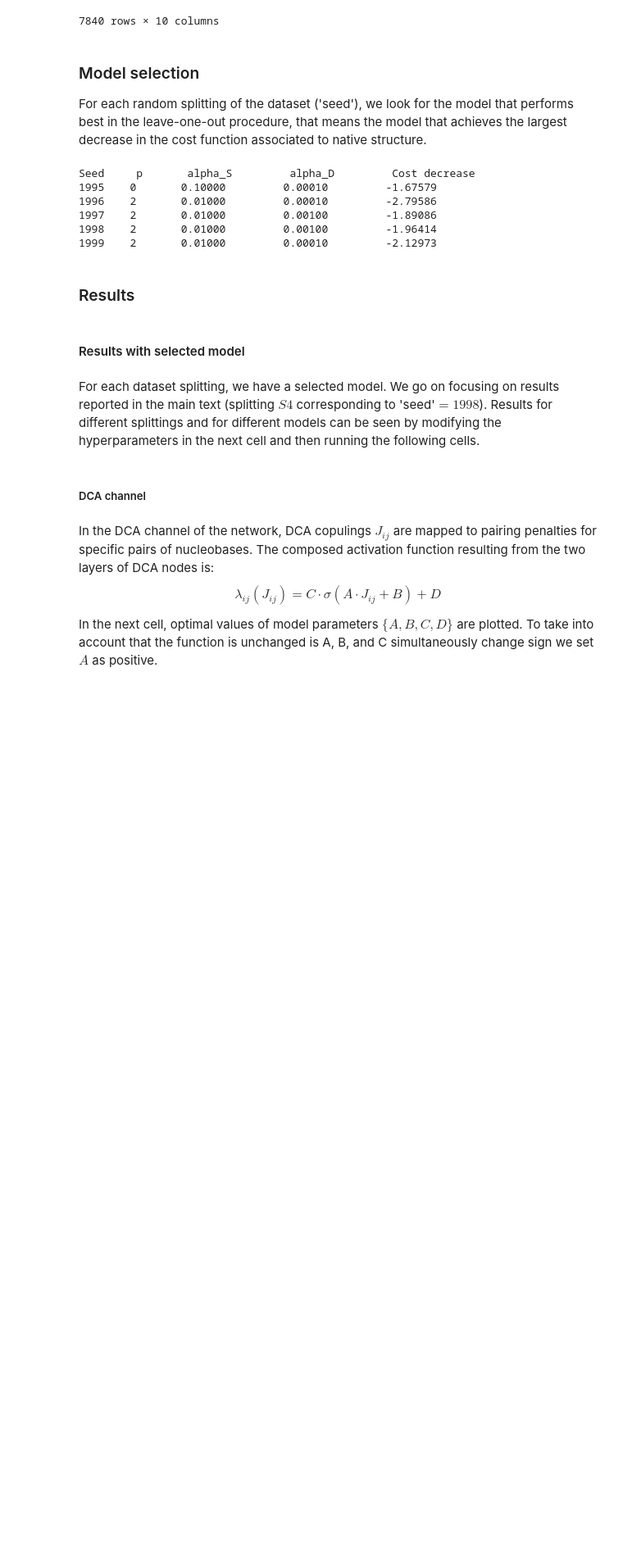
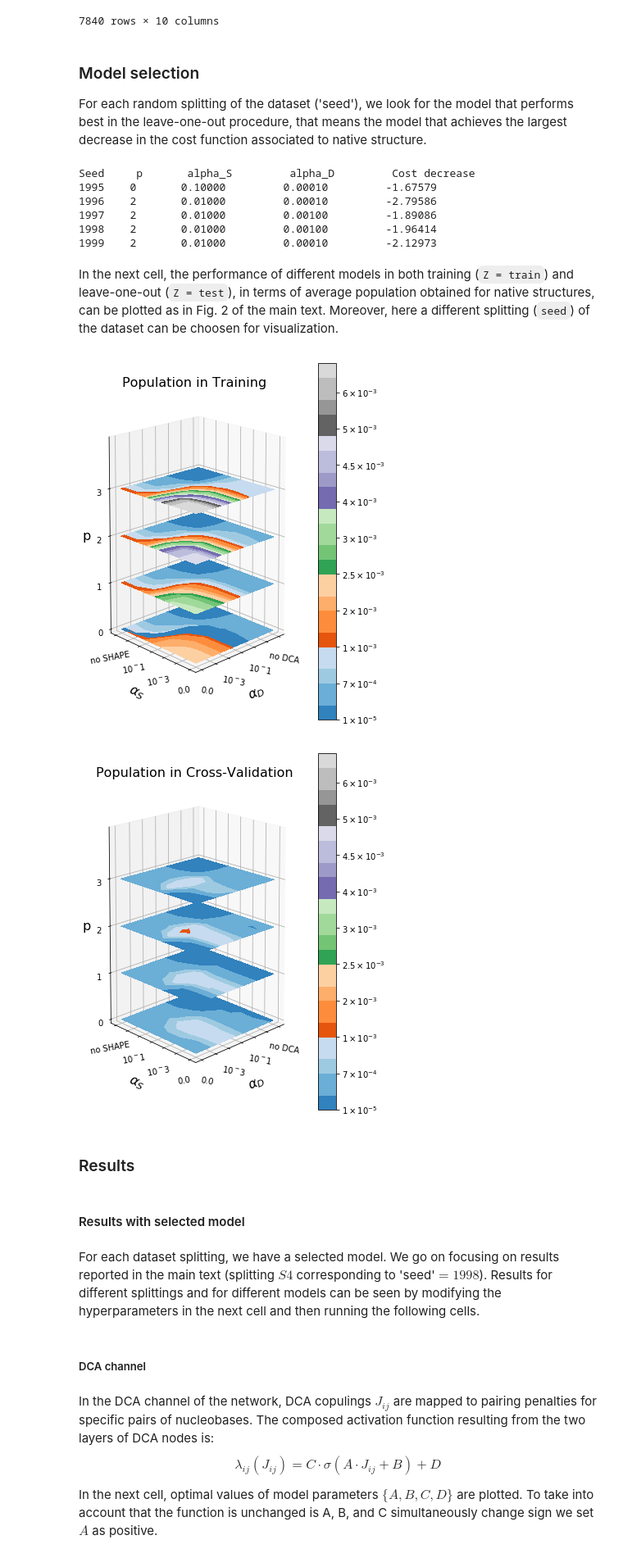
Before and after one commit to bussilab/shape-dca-data, a Jupyter notebook: supporting_information.ipynb, the cells around one changed output. Shown at 82% size. Drawn from its saved outputs; the diff is of its cells as text; code cells hidden in the pictures; blank space fills up the shorter version.

```diff
--- a/supporting_information.ipynb
+++ b/supporting_information.ipynb
@@ -551,6 +577,65 @@ Seed     p       alpha_S         alpha_D         Cost decrease
 1997    2       0.01000         0.00100         -1.89086
 1998    2       0.01000         0.00100         -1.96414
 1999    2       0.01000         0.00010         -2.12973
+# %% [markdown]
+In the next cell, the performance of different models in both training (`Z = train`) and leave-one-out (`Z = test`), in terms of average population obtained for native structures, can be plotted as in Fig. 2 of the main text.
+Moreover, here a different splitting (`seed`) of the dataset can be choosen for visualization.
+# %%
+from mpl_toolkits.mplot3d import Axes3D
+import matplotlib as mpl
+seed = 1998 # 1995 1996 1997 1999 can be selected
+RT = 0.61633119654
+train = np.zeros((len(set(results.alpha_s.values)),len(set(results.alpha_d.values)),len(set(results.p.values))))
+test = train.copy()
+vienna = test.copy()
+for i,ass in enumerate(np.sort(list(set(results.alpha_s.values)))):
+    for j,add in enumerate(np.sort(list(set(results.alpha_d.values)))):
+        for k,p in enumerate(np.sort(list(set(results.p.values)))):
+            test[i,j,k] = results[(results.seed==1998) & (results.p==p) & (results.alpha_s==ass) & (results.alpha_d==add)].test_cost_average.values[0]
+            train[i,j,k] = results[(results.seed==1998) & (results.p==p) & (results.alpha_s==ass) & (results.alpha_d==add)].train_cost_average.values[0]
+            vienna[i,j,k] = np.mean(results[(results.seed==1998) & (results.p==p) & (results.alpha_s==ass) & (results.alpha_d==add)].vienna_cost.values)
+
+x = np.log10(np.sort(list(set(results.alpha_s.values))+[10])[:-1]+1e-5)
+X, Y = np.meshgrid(x, x)
+for (Z,phase) in [(train, 'Training'),(test,'Cross-Validation')]:
+    fig = plt.figure(figsize=(6,8))
+    ax = fig.gca(projection='3d')
+    # Z = train
+    #Z = test
+    Z = np.exp(-Z/RT)
+    levels = np.linspace(np.min(np.exp(-test/RT)), np.max(np.exp(-train/RT)), 50)
+    cmap='tab20c'
+    ax.contourf(X, Y, 0+.01*Z[:,:,0], zdir='z',levels=0+.01*levels, cmap=cmap)
+    ax.contourf(X, Y, 2+.01*Z[:,:,1], zdir='z',levels=2+.01*levels, cmap=cmap)
+    ax.contourf(X, Y, 4+.01*Z[:,:,2], zdir='z',levels=4+.01*levels, cmap=cmap)
+    ax.contourf(X, Y, 6+.01*Z[:,:,3], zdir='z',levels=6+.01*levels, cmap=cmap)
+    ax.view_init(azim=-134,elev=12)
+    ax.set_title('Population in '+phase,fontsize=16)
+    ax.set_xlabel(r'$ \alpha_{D} $',fontsize=16, labelpad=10)
+    ax.set_xticks([-5.00000000e+00, -3.95860731e+00, -2.99567863e+00, -1.99956592e+00,-9.99956573e-01,  4.34292310e-06,  1.00000043e+00])
+    ax.set_xticklabels(['0.0','',r'$10^-3$','',r'$10^-1$','','no DCA'],fontsize=10,rotation=-10)
+    ax.set_ylabel(r'$ \alpha_{S} $',fontsize=16, labelpad=10)
+    ax.set_yticks([-5.00000000e+00, -3.95860731e+00, -2.99567863e+00, -1.99956592e+00,-9.99956573e-01,  4.34292310e-06,  1.00000043e+00])
+    ax.set_yticklabels(['0.0','  ',r'$10^-3$','  ',r'$10^-1$','  ','no SHAPE'],fontsize=10,rotation=10)
+    ax.set_zlabel('p', rotation='horizontal',fontsize=16)
+    ax.set_zticks([0,2,4,6])
+    ax.set_zticklabels([0,1,2,3],fontsize=10)
+    ax.set_zlim3d(0,8)
+    a = plt.contourf(X, Y, .01*Z[:,:,3], zdir='z',levels=levels, cmap=cmap)
+    def sci_notation(num, decimal_digits=1, precision=None, exponent=None):
+        if exponent is None:
+            exponent = int(floor(log10(abs(num))))
+        coeff = round(num / float(10**exponent), decimal_digits)
+        if precision is None:
+            precision = decimal_digits
+        return r"${0:.{2}f}\cdot10^{{{1:d}}}$".format(coeff, exponent, precision)
+    import matplotlib.colors as cl
+    cb = plt.colorbar(a)
+    cb.ax.set_yticklabels([r'$1\times 10^{-5}$',r'$7\times 10^{-4}$',r'$1\times 10^{-3}$',r'$2\times 10^{-3}$',r'$2.5\times 10^{-3}$',r'$3\times 10^{-3}$',r'$4\times 10^{-3}$',r'$4.5\times 10^{-3}$',r'$5\times 10^{-3}$',r'$6\times 10^{-3}$'])
+plt.show()
+# %% [output]
+[figure, added]
+[figure, added]
 # %% [markdown]
 ### Results
 # %% [markdown]
```
Also changed, not shown: parts of 8 cells of this notebook.
